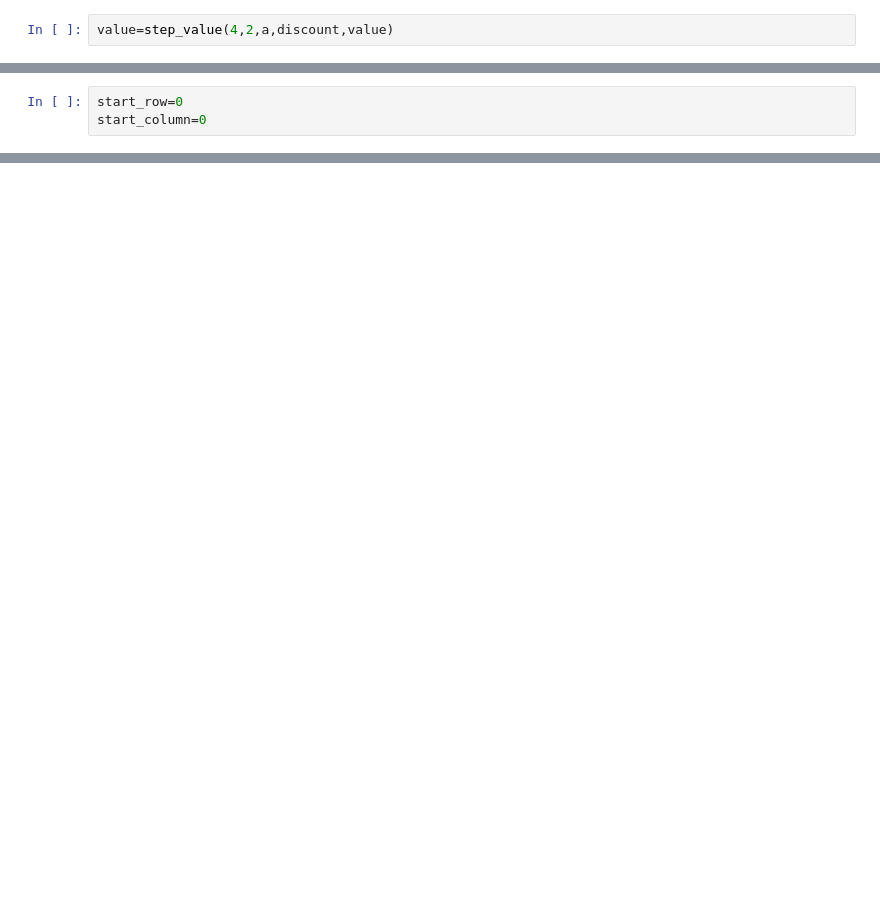
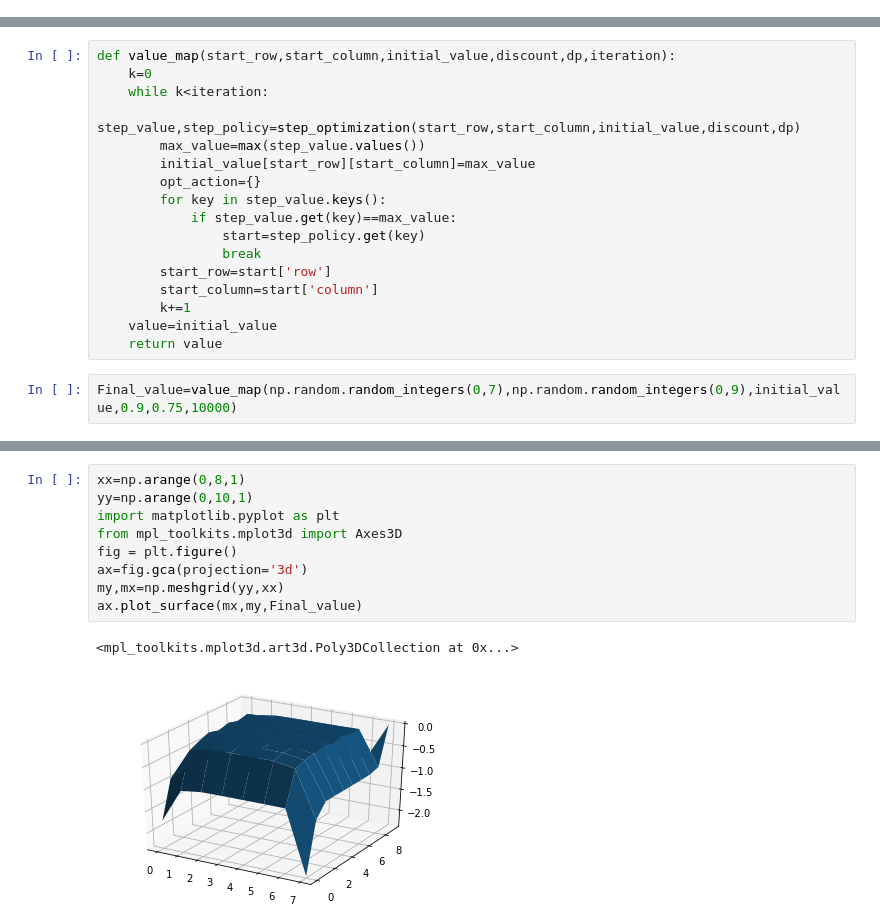
Before and after one commit to TinnyZhu/DL_self-practice, a Jupyter notebook: Deterministic_MDP_test.ipynb, the cells around one changed output, grey strips where cells are left out. Saved outputs shown, nothing was run; the diff lists cells and outputs as text; blank space fills up the shorter version.

```diff
--- a/Deterministic_MDP_test.ipynb
+++ b/Deterministic_MDP_test.ipynb
@@ -55,2 +6,0 @@ def step_value(start_row,start_column,action,discount,value):
-# %%
-value=step_value(4,2,a,discount,value)
@@ -70,3 +6,0 @@ value
-# %%
-start_row=0
-start_column=0
@@ -72,0 +40,19 @@ start_column=0
+# %%
+def value_map(start_row,start_column,initial_value,discount,dp,iteration):
+    k=0
+    while k<iteration:
+        step_value,step_policy=step_optimization(start_row,start_column,initial_value,discount,dp)
+        max_value=max(step_value.values())
+        initial_value[start_row][start_column]=max_value
+        opt_action={}
+        for key in step_value.keys():
+            if step_value.get(key)==max_value:
+                start=step_policy.get(key)
+                break
+        start_row=start['row']
+        start_column=start['column']
+        k+=1
+    value=initial_value
+    return value
+# %%
+Final_value=value_map(np.random.random_integers(0,7),np.random.random_integers(0,9),initial_value,0.9,0.75,10000)
@@ -72,0 +79,12 @@ start_column=0
+# %%
+xx=np.arange(0,8,1)
+yy=np.arange(0,10,1)
+import matplotlib.pyplot as plt
+from mpl_toolkits.mplot3d import Axes3D
+fig = plt.figure()
+ax=fig.gca(projection='3d')
+my,mx=np.meshgrid(yy,xx)
+ax.plot_surface(mx,my,Final_value)
+# %% [output]
+<mpl_toolkits.mplot3d.art3d.Poly3DCollection at 0x...>
+[figure, added]
```
Also changed, not shown: parts of 8 cells of this notebook.
